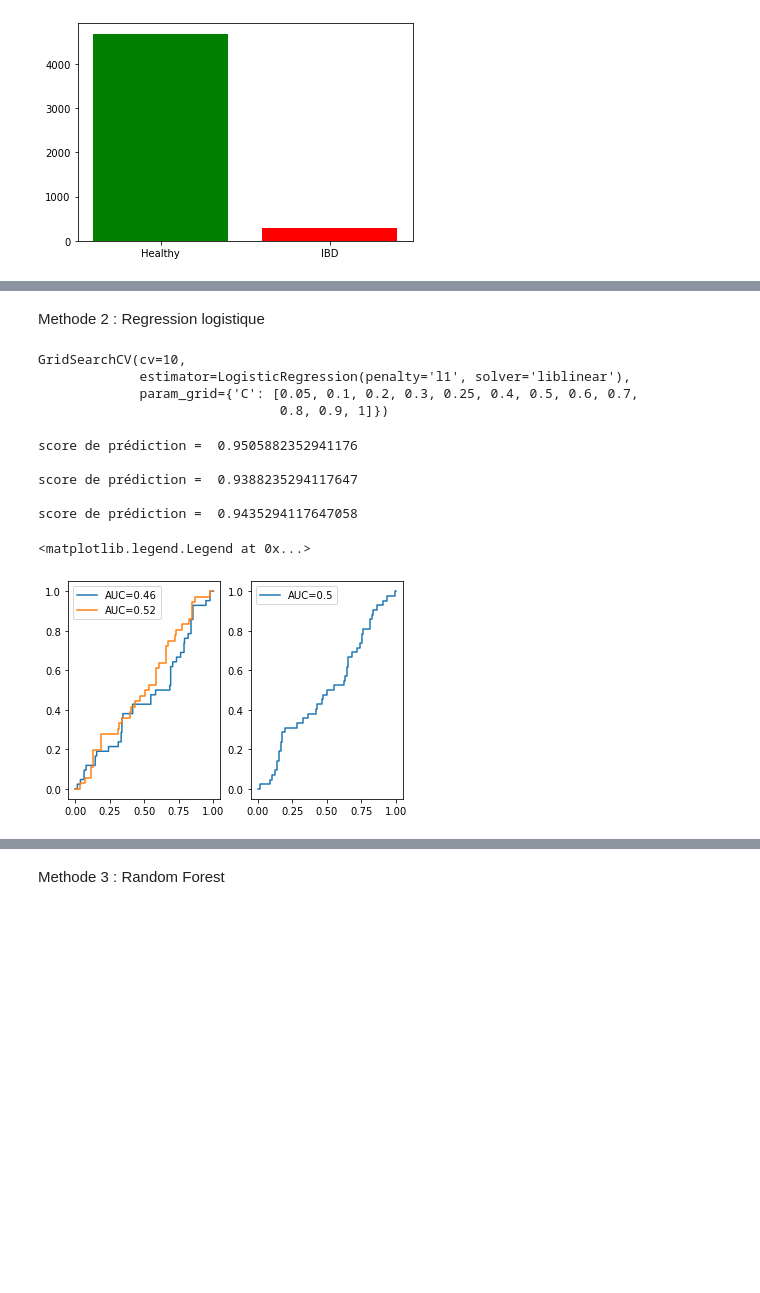
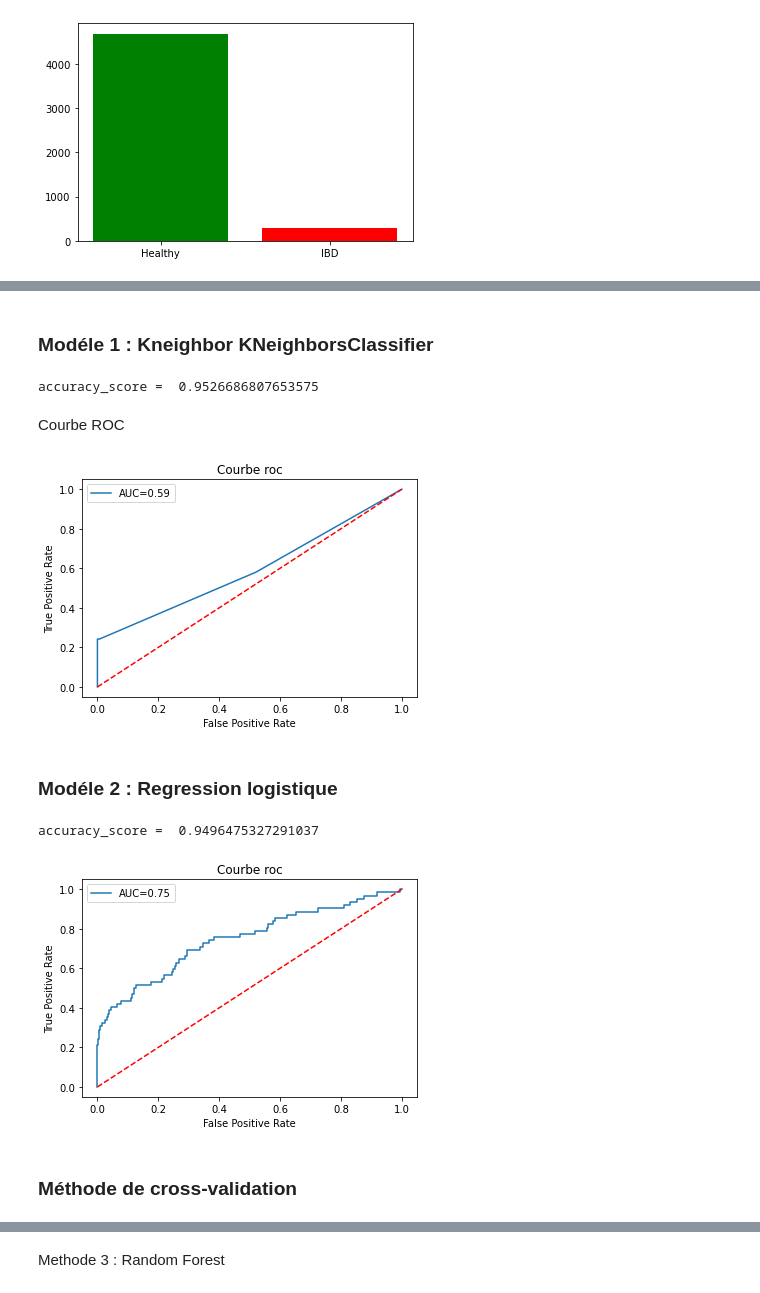
Before and after one commit to HadramiNdoye/Devoir_1_fouille_texte, a Jupyter notebook: Devoir_1.ipynb, the cells around one changed output, grey strips where cells are left out. Saved outputs shown, nothing was run; the diff lists cells and outputs as text; code cells hidden in the pictures; blank space fills up the shorter version.

```diff
--- a/Devoir_1.ipynb
+++ b/Devoir_1.ipynb
@@ -219,5 +188,0 @@ model_1_clinical_otu = model_selection(model_1,X_train,y_train,X_test,y_test)
-# %%
-from sklearn.model_selection import GridSearchCV
-param_grid = {'n_neighbors':np.arange(1,16)}
-grid_search = GridSearchCV(model_1,param_grid,cv=10)
-grid_search.fit(X_train,y_train)
@@ -255,0 +191,13 @@ plt.legend()
+# %%
+def courbe_roc_auc(test,vect_prob) :
+    fpr_clinical_otu,tpr_clinical_otu,thres_clinical_otu = roc_curve(test, vect_prob)
+    auc_clinical_otu = roc_auc_score(test,vect_prob)
+    plt.plot(fpr_clinical_otu,tpr_clinical_otu,label="AUC="+str(np.round(auc_clinical_otu,2)))
+    plt.plot([0, 1], [0, 1], 'r--')
+    plt.title('Courbe roc')
+    plt.xlabel('False Positive Rate')
+    plt.ylabel('True Positive Rate')
+    plt.legend()
+    plt.show()
+# %% [markdown]
+### Modéle 1 : Kneighbor KNeighborsClassifier
@@ -256,46 +208,26 @@ plt.legend()
+# %%
+print("accuracy_score = ",model_1_clinical_otu['acc_score'])
+# %% [output]
+accuracy_score =  0.9526686807653575
+# %% [markdown]
+Courbe ROC
+# %%
+courbe_roc_auc(y_test,model_1_clinical_otu['vect_pred'])
+# %% [output]
+[figure, added]
 # %% [markdown]
-Methode 2 : Regression logistique
+### Modéle 2 : Regression logistique
-# %%
-C_ideal = {'C':[0.05,0.1,0.2,0.3,0.25,0.4,0.5,0.6,0.7,0.8,0.9,1]}
-grid_search = GridSearchCV(LogisticRegression(penalty="l1",solver="liblinear"),C_ideal,cv=10)
-grid_search.fit(X_train_clinical,y_train_clinical)
-# %% [output]
-GridSearchCV(cv=10,
-             estimator=LogisticRegression(penalty='l1', solver='liblinear'),
-             param_grid={'C': [0.05, 0.1, 0.2, 0.3, 0.25, 0.4, 0.5, 0.6, 0.7,
-                               0.8, 0.9, 1]})
 # %%
 from sklearn.linear_model import LogisticRegression
-model_2 = LogisticRegression(penalty="l1",max_iter=1000,random_state=0,solver="liblinear",C=0.05)
-model_2_clinical = model_selection(model_2,X_train_clinical,y_train_clinical,X_test_clinical,y_test_clinical)
-model_2_otu = model_selection(model_2,X_train_otu,y_train_otu,X_test_otu,y_test_otu)
+model_2 = LogisticRegression(penalty="l2",max_iter=1000,random_state=0,solver="lbfgs")
+model_2_clinical_otu = model_selection(model_2,X_train,y_train,X_test,y_test)
-# %%
-model=LogisticRegression(max_iter=1000,C=0.05)
-model_2_clinical_otu = model_selection(model,X_train,y_train,X_test,y_test)
 # %%
-print("score de prédiction = ",model_2_clinical['score'],"\n")
-print("score de prédiction = ",model_2_otu['score'],"\n")
-print("score de prédiction = ",model_2_clinical_otu['score'])
+print("accuracy_score = ",model_2_clinical_otu['acc_score'])
 # %% [output]
-score de prédiction =  0.9505882352941176
-
-score de prédiction =  0.9388235294117647
-
-score de prédiction =  0.9435294117647058
+accuracy_score =  0.9496475327291037
 # %%
-fpr_clinical,tpr_clinical,thres_clinical = roc_curve(y_test_clinical, model_2_clinical['vect_pred'])
-auc_clinical = roc_auc_score(y_test_clinical,model_2_clinical['vect_pred'])
-fpr_otu,tpr_otu,thres_otu = roc_curve(y_test_otu, model_2_otu['vect_pred'])
-auc_otu = roc_auc_score(y_test_otu,model_2_otu['vect_pred'])
-fpr_clinical_otu,tpr_clinical_otu,thres_clinical_otu = roc_curve(y_test, model_2_clinical_otu['vect_pred'])
-auc_clinical_otu = roc_auc_score(y_test,model_2_clinical_otu['vect_pred'])
-plt.subplot(121)
-plt.plot(fpr_clinical,tpr_clinical,label="AUC="+str(np.round(auc_clinical,2)))
-plt.plot(fpr_otu,tpr_otu,label="AUC="+str(np.round(auc_otu,2)))
-plt.legend()
-plt.subplot(122)
-plt.plot(fpr_clinical_otu,tpr_clinical_otu,label="AUC="+str(np.round(auc_clinical_otu,2)))
-plt.legend()
+courbe_roc_auc(y_test,model_2_clinical_otu['vect_pred'])
 # %% [output]
-<matplotlib.legend.Legend at 0x...>
-[figure, old version]
+[figure, new version]
+# %% [markdown]
+### Méthode de cross-validation
```
Also changed, not shown: parts of 76 cells of this notebook.
